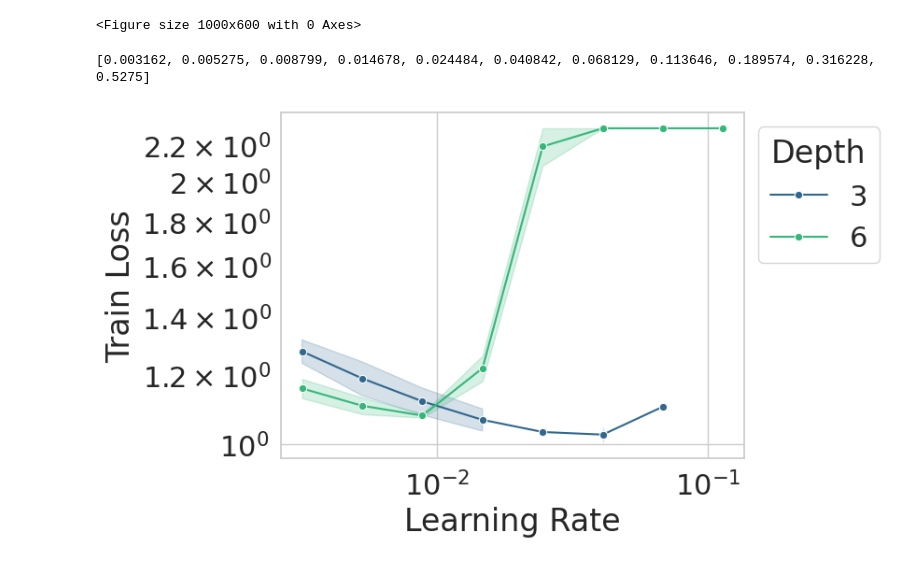
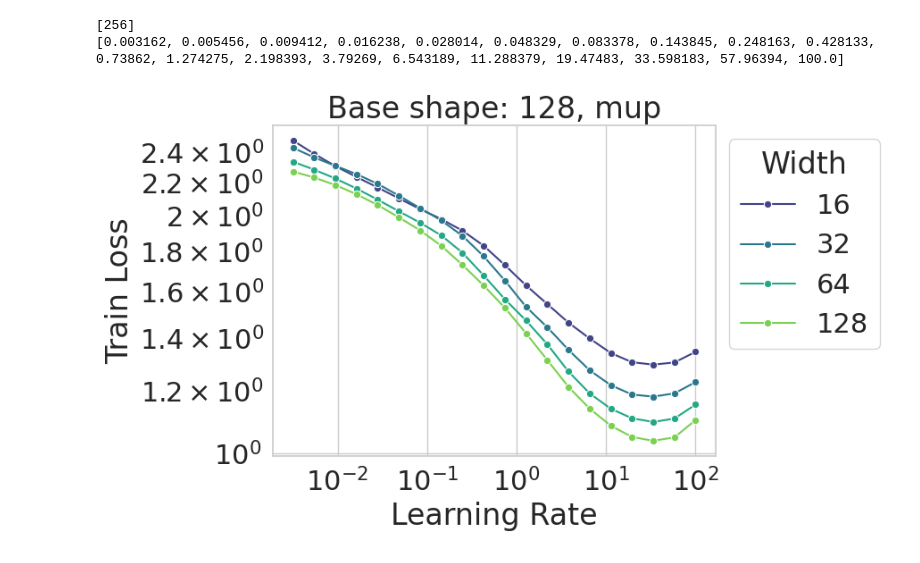
Before and after one commit to lorenzonoci/nn_large_depth_width_landscape, a Jupyter notebook: visualize.ipynb, the cells around one changed output. Drawn from its saved outputs; the diff is of its cells as text; code cells hidden in the pictures.

Commit message:
added base shape

```diff
--- a/visualize.ipynb
+++ b/visualize.ipynb
@@ -139,34 +153,35 @@ def get_metrics_df(run_ds, metric):
 # %%
 sns.set_palette(sns.color_palette("viridis", n_colors=5))
 sns.set_theme(style="whitegrid", font_scale=2.0, palette=sns.color_palette("viridis", n_colors=5))
+n_epochs = 49
+folder_path = "/home/ameterez/work/icml2024/rebuttal/base_shape_ablation"
+metric = "train_loss"
+parameterization = 'mup'
+run_ds = get_data(folder_path, param=parameterization, epoch=n_epochs)
+df = loss_curves(run_ds, acc=False).reset_index()
+# df = df[df['Width'] <= 64]
 
-plt.figure(figsize = (10,6))
-folder_path = "/home/ameterez/work/icml2024/rebuttal/cifar10_mup_disabled_residuals_2_seeds_rerun"
-metric = "train_loss"
-run_ds = get_data(folder_path, epoch=19)
-df = loss_curves(run_ds, acc=False).reset_index()
+lrs = sorted(df.lr.unique())
+batchsizes = sorted(df.batch_size.unique())
+base_shapes = sorted(df.base_shape.unique())
+print(batchsizes)
+print(lrs)
 # %% [output]
-<Figure size 1000x600 with 0 Axes>
+[256]
+[0.003162, 0.005456, 0.009412, 0.016238, 0.028014, 0.048329, 0.083378, 0.143845, 0.248163, 0.428133, 0.73862, 1.274275, 2.198393, 3.79269, 6.543189, 11.288379, 19.47483, 33.598183, 57.96394, 100.0]
-# %%
-lrs = sorted(df.lr.unique())
-print(lrs)
-# %% [output]
-[0.003162, 0.005275, 0.008799, 0.014678, 0.024484, 0.040842, 0.068129, 0.113646, 0.189574, 0.316228, 0.5275]
 # %%
-# df2 = df[df['lr'].isin(lrs[0:4])]
-df2 = df[df['step'] == 380]
-df2 = df2[df2['Depth'] > 0]
-df2 = df2[df2['width_mult'] == 2]
+base = base_shapes[-1]
+df2 = df[df['base_shape'] == base]
+df2 = df2[df2['step'] == df2['step'].max()]
 fig, ax = plt.subplots(ncols=1, nrows=1)
-sns.lineplot(df2, x='lr', y='train_loss', hue='Depth', ax=ax, marker='o', palette=sns.color_palette("viridis", n_colors=2))
+sns.lineplot(df2, x='lr', y='train_loss', hue='Width', ax=ax, marker='o', palette=sns.color_palette("viridis", n_colors=4))
 sns.move_legend(ax, loc='upper left', bbox_to_anchor=(1, 1))
 ax.set_yscale('log')
 ax.set_xscale('log')
 ax.set_ylabel("Train Loss")
 ax.set_xlabel("Learning Rate")
-# ax.set_ylim(2.2, 2.4)
-# fig.savefig('sp_2000_warmup_transfer.pdf', bbox_inches='tight')
-fig.savefig('mup_no_residuals_transfer.pdf', bbox_inches='tight')
-# fig.show()
+ax.set_title(f"Base shape: {base}, {parameterization}")
+# fig.savefig(f"ntp_batch_size_{batch}_transfer.pdf", bbox_inches='tight')
+fig.show()
 # %% [output]
-[figure, old version]
+[figure, new version]
```
Also changed, not shown: parts of 12 cells of this notebook, 8 other files.
